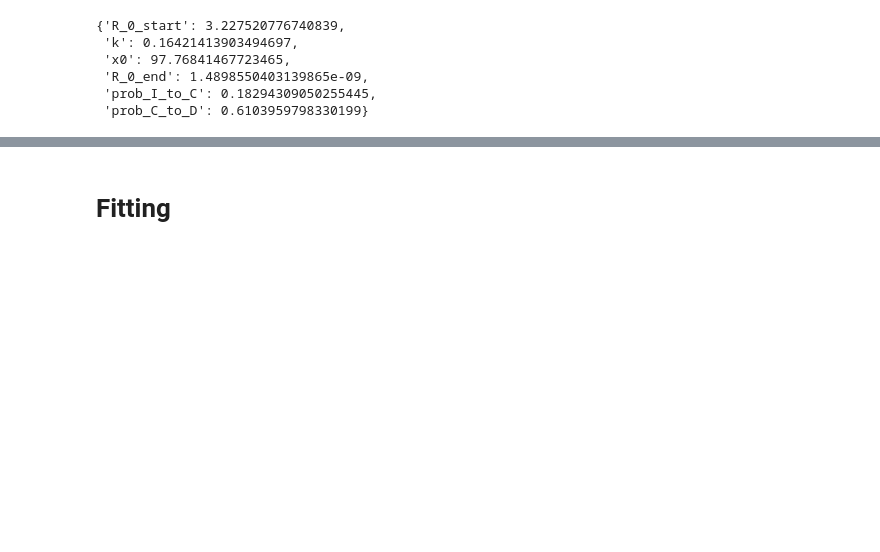
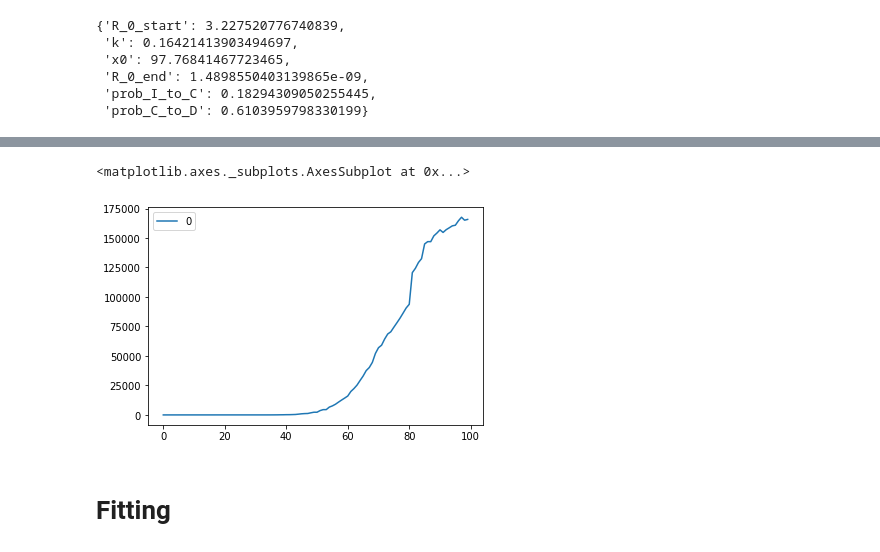
Before and after one commit to RobindeGrootNL/COVID-19-Data-Driven-Policy-Advisor-Tool, a Jupyter notebook: python/model/NotebookTowardsDSBlog/infectious_disease_modelling-master/part_three (EXPERIMENTAL).ipynb, the cells around one changed output, grey strips where cells are left out. Cells and saved outputs as stored; diff of their text form; code cells hidden in the pictures; blank space fills up the shorter version.

```diff
--- a/python/model/NotebookTowardsDSBlog/infectious_disease_modelling-master/part_three (EXPERIMENTAL).ipynb
+++ b/python/model/NotebookTowardsDSBlog/infectious_disease_modelling-master/part_three (EXPERIMENTAL).ipynb
@@ -385,3 +491,8 @@ df_closed_discos_scenario.to_csv("ClosedDiscosScenario.csv")
+# %%
+pd.DataFrame(data).plot()
+# %% [output]
+<matplotlib.axes._subplots.AxesSubplot at 0x...>
+[figure, added]
 # %% [markdown]
 # Fitting
 # %%
```
Also changed, not shown: parts of 22 cells of this notebook, 18 other files.
